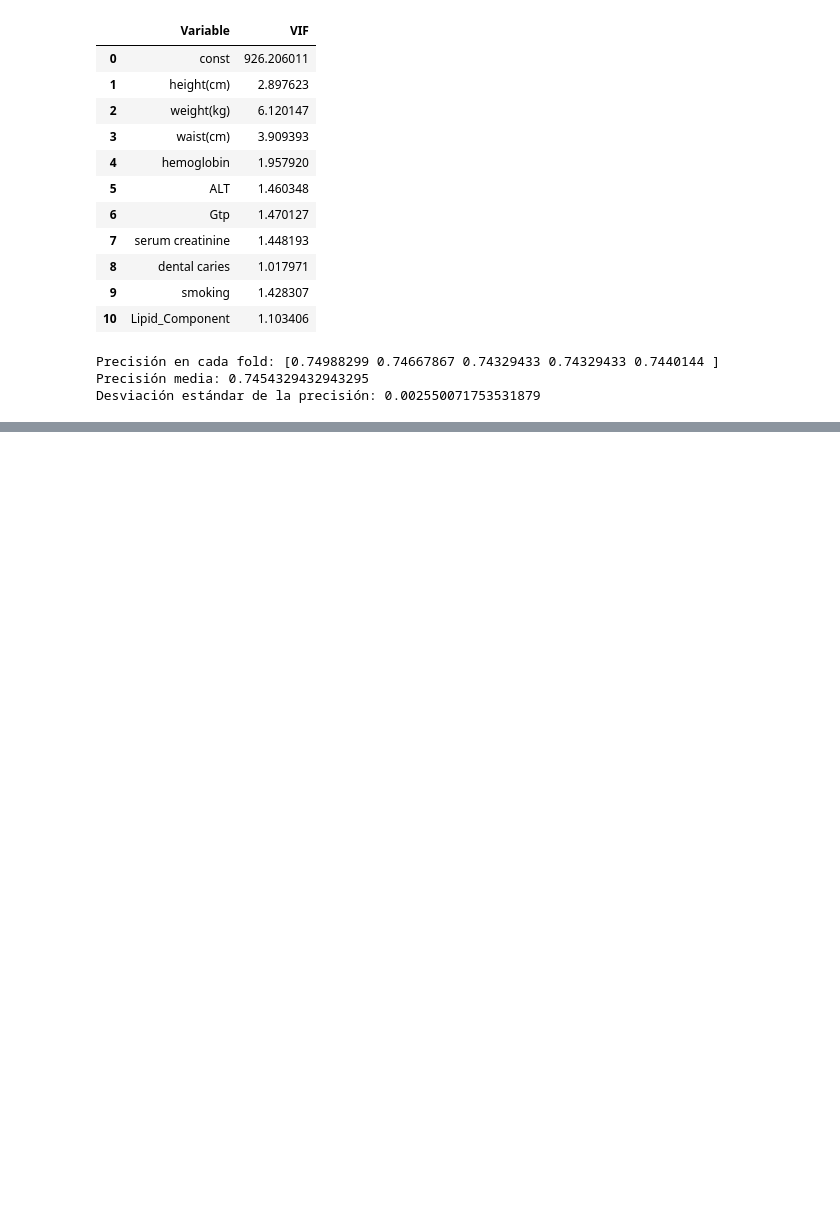
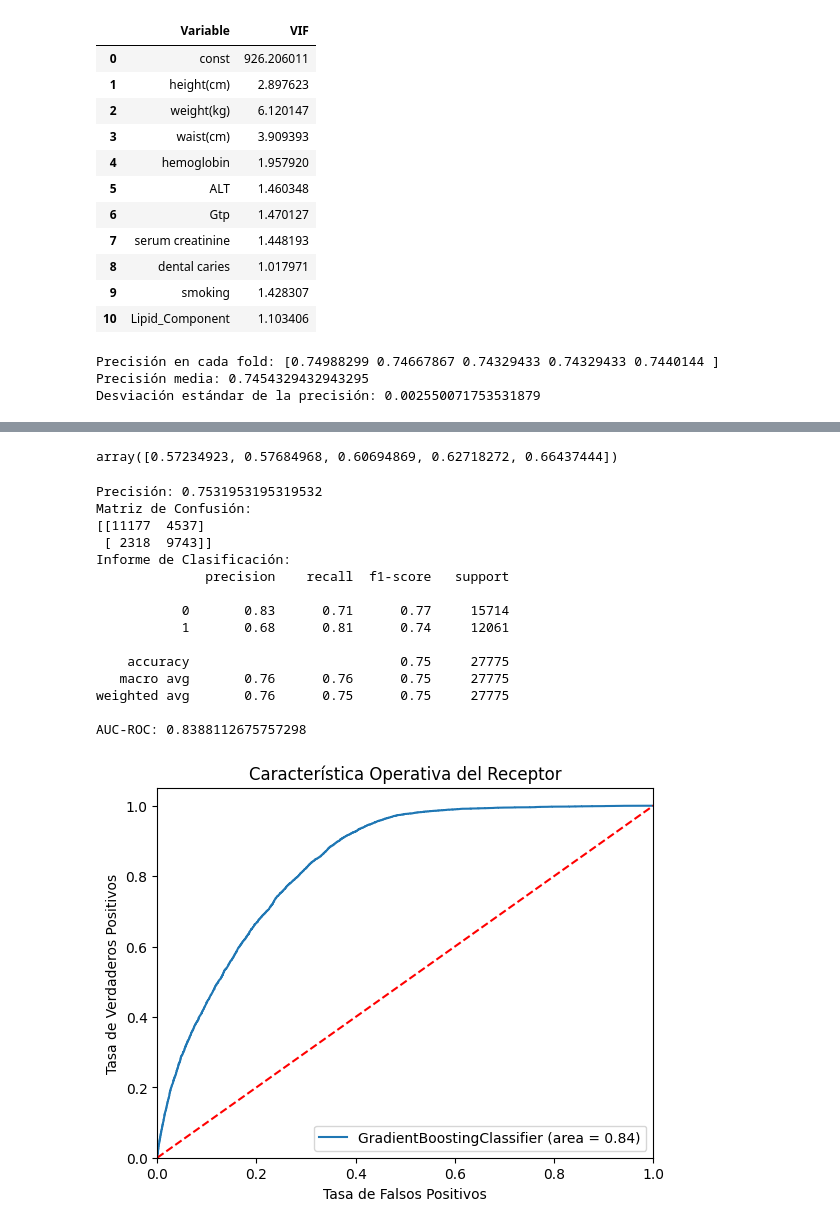
Before and after one commit to hmoya94/Proyecto-ML, a Jupyter notebook: src/notebooks/Early_Model.ipynb, the cells around one changed output, grey strips where cells are left out. Cells and saved outputs as stored; diff of their text form; code cells hidden in the pictures; blank space fills up the shorter version.

```diff
--- a/src/notebooks/Early_Model.ipynb
+++ b/src/notebooks/Early_Model.ipynb
@@ -200,3 +198,7 @@ print("Desviación estándar de la precisión:", puntuacion.std())
 Precisión en cada fold: [0.74988299 0.74667867 0.74329433 0.74329433 0.7440144 ]
 Precisión media: 0.7454329432943295
 Desviación estándar de la precisión: 0.002550071753531879
+# %%
+scaler = StandardScaler()
+X_scaled = scaler.fit_transform(df_reducido.drop('smoking', axis=1))
+y = df_reducido['smoking']
@@ -202,0 +235,8 @@ Desviación estándar de la precisión: 0.002550071753531879
+# %%
+from sklearn.ensemble import GradientBoostingClassifier
+
+modelo_gbc = GradientBoostingClassifier(random_state=42)
+modelo_gbc.fit(X_scaled, y)
+
+puntajes_gbc = cross_val_score(modelo_gbc, X_scaled, y, cv=cv, scoring='accuracy')
+puntajes_gbc
@@ -202,0 +245,67 @@ Desviación estándar de la precisión: 0.002550071753531879
+# %%
+modelo_gbc2 = GradientBoostingClassifier(n_estimators= 5, learning_rate=3, max_depth=5,  random_state=42)
+
+modelo_gbc2.fit(X_scaled, y)
+
+
+puntajes_gbc2 = cross_val_score(modelo_gbc2, X_scaled, y, cv=cv, scoring='accuracy')
+puntajes_gbc2
+# %% [output]
+array([0.57234923, 0.57684968, 0.60694869, 0.62718272, 0.66437444])
+# %%
+from sklearn.model_selection import train_test_split
+from sklearn.metrics import accuracy_score, confusion_matrix, classification_report, roc_auc_score, roc_curve
+import matplotlib.pyplot as plt
+
+
+X_train, X_test, y_train, y_test = train_test_split(X_scaled, y, test_size=0.2, random_state=42)
+
+modelo_gbc = GradientBoostingClassifier(random_state=42)
+modelo_gbc.fit(X_train, y_train)
+
+y_pred = modelo_gbc.predict(X_test)
+y_pred_proba = modelo_gbc.predict_proba(X_test)[:, 1]  # Probabilidades para AUC
+
+
+accuracy = accuracy_score(y_test, y_pred)
+print(f'Precisión: {accuracy}')
+
+conf_matrix = confusion_matrix(y_test, y_pred)
+print(f'Matriz de Confusión:\n{conf_matrix}')
+
+class_report = classification_report(y_test, y_pred)
+print(f'Informe de Clasificación:\n{class_report}')
+
+roc_auc = roc_auc_score(y_test, y_pred_proba)
+print(f'AUC-ROC: {roc_auc}')
+
+
+fpr, tpr, thresholds = roc_curve(y_test, y_pred_proba)
+
+plt.figure()
+plt.plot(fpr, tpr, label='GradientBoostingClassifier (area = %0.2f)' % roc_auc)
+plt.plot([0, 1], [0, 1],'r--')
+plt.xlim([0.0, 1.0])
+plt.ylim([0.0, 1.05])
+plt.xlabel('Tasa de Falsos Positivos')
+plt.ylabel('Tasa de Verdaderos Positivos')
+plt.title('Característica Operativa del Receptor')
+plt.legend(loc="lower right")
+plt.show()
+# %% [output]
+Precisión: 0.7531953195319532
+Matriz de Confusión:
+[[11177  4537]
+ [ 2318  9743]]
+Informe de Clasificación:
+              precision    recall  f1-score   support
+
+           0       0.83      0.71      0.77     15714
+           1       0.68      0.81      0.74     12061
+
+    accuracy                           0.75     27775
+   macro avg       0.76      0.76      0.75     27775
+weighted avg       0.76      0.75      0.75     27775
+
+AUC-ROC: 0.8388112675757298
+[figure, added]
```
Also changed, not shown: parts of 22 cells of this notebook, 10 other files.
